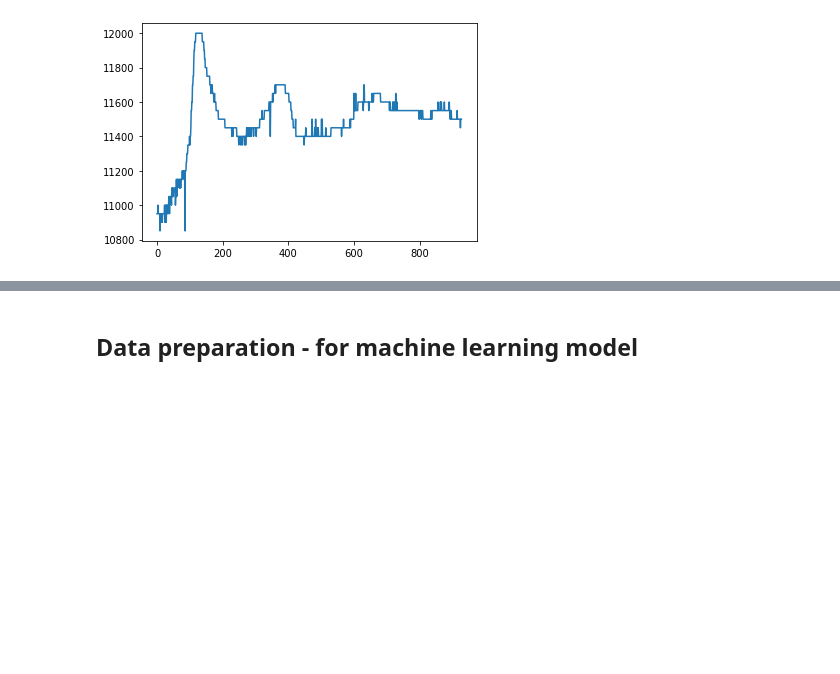
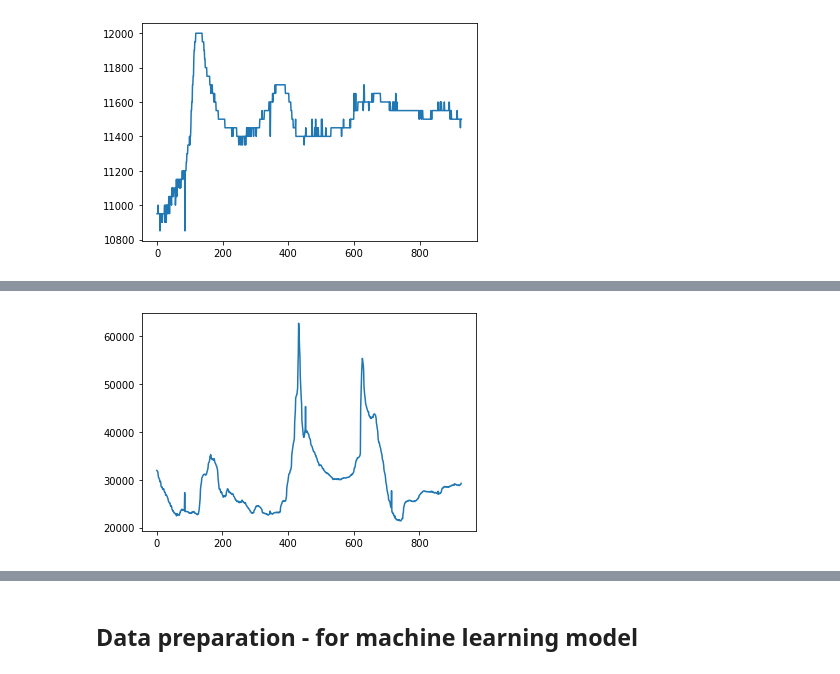
Before and after one commit to dewirizki/bangkit2021_machinelearning, a Jupyter notebook: price-recommender-dev.ipynb, the cells around one changed output, grey strips where cells are left out. Drawn from its saved outputs; the diff is of its cells as text; code cells hidden in the pictures; blank space fills up the shorter version.

```diff
--- a/price-recommender-dev.ipynb
+++ b/price-recommender-dev.ipynb
@@ -66,0 +86,7 @@ plt.show()
+# %%
+# Harga Bawang Putih
+BAWANG_PUTIH = np.delete(HARGA_PANGAN['Bawang Putih'].values, 0).astype(int)
+plt.plot(range(len(BAWANG_PUTIH)), BAWANG_PUTIH)
+plt.show()
+# %% [output]
+[figure, added]
```
Also changed, not shown: parts of 19 cells of this notebook, 17 other files.
